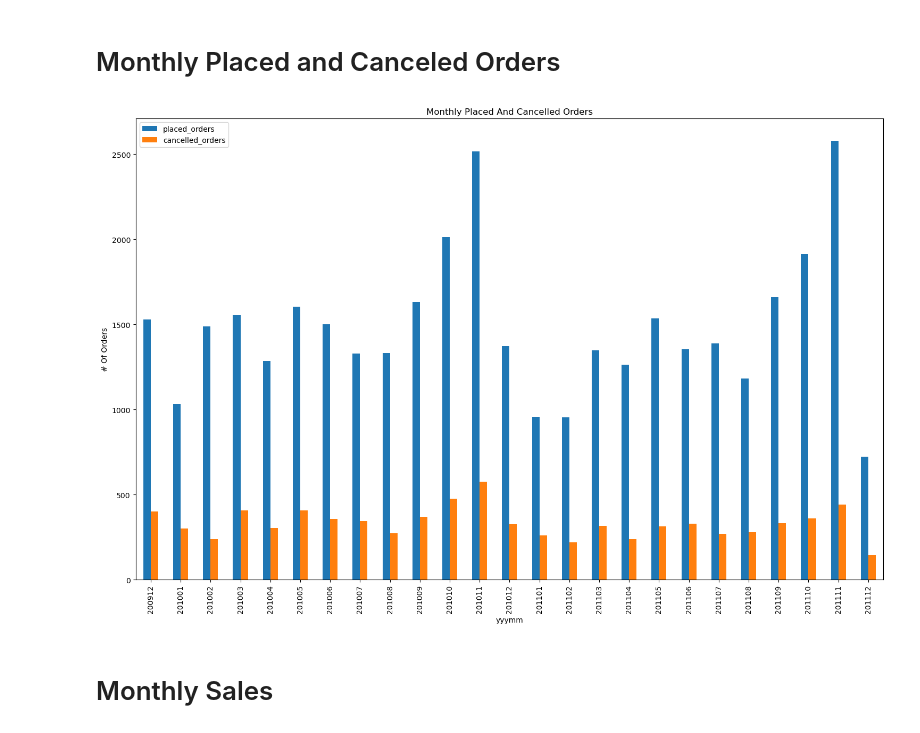
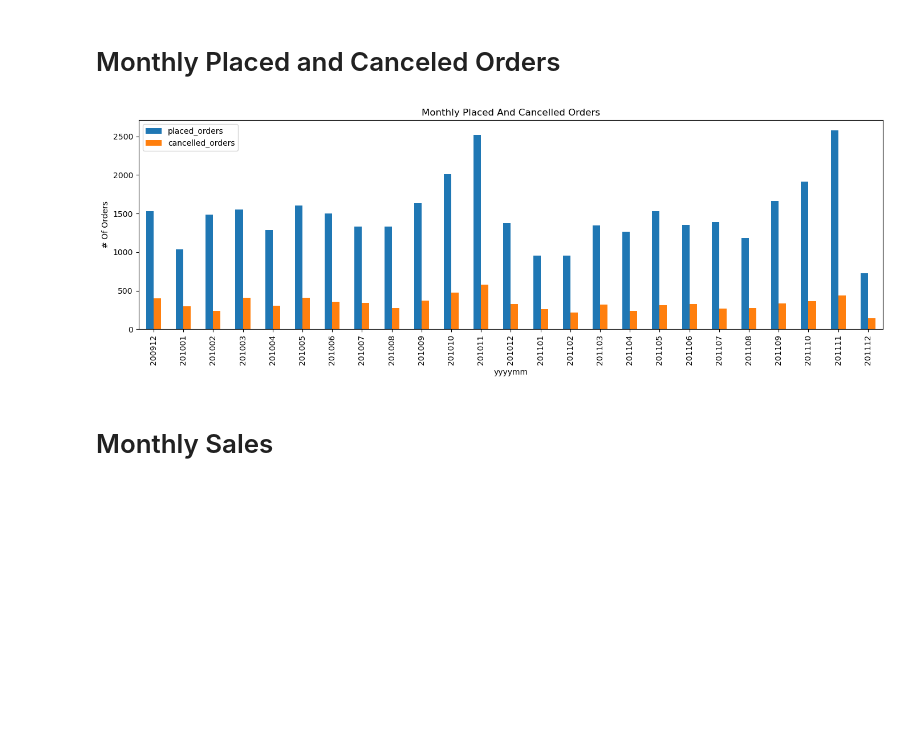
Before and after one commit to jarviscanada/jarvis_data_eng_WilsonVuu, a Jupyter notebook: python_data_analytics/python_data_wrangling/retail_data_analytics_wrangling.ipynb, the cells around one changed output. Cells and saved outputs as stored; diff of their text form; code cells hidden in the pictures; blank space fills up the shorter version.

```diff
--- a/python_data_analytics/python_data_wrangling/retail_data_analytics_wrangling.ipynb
+++ b/python_data_analytics/python_data_wrangling/retail_data_analytics_wrangling.ipynb
@@ -147,29 +147,29 @@ Maximum:  168469.6
 # %%
 retail_df['is_cancelled'] = retail_df['invoice_no'].str.startswith('C')
 retail_df['yyyymm'] = retail_df['invoice_date'].dt.year * 100 + retail_df['invoice_date'].dt.month
 
 # total orders per month
 monthly = retail_df.groupby('yyyymm')['invoice_no'].nunique().reset_index()
 monthly.columns = ['yyyymm', 'total_orders']
 
 # cancelled orders per month
 cancelled = retail_df[retail_df['is_cancelled']].groupby('yyyymm')['invoice_no'].nunique().reset_index()
 cancelled.columns = ['yyyymm', 'cancelled_orders']
 
 # calculate placed orders
 monthly = monthly.merge(cancelled, on='yyyymm', how='left').fillna(0)
 monthly['cancelled_orders'] = monthly['cancelled_orders'].astype(int)
 monthly['placed_orders'] = monthly['total_orders'] - 2 * monthly['cancelled_orders']
 
 
-monthly.plot(x='yyyymm', y=['placed_orders', 'cancelled_orders'], kind='bar', figsize=(15,10))
+monthly.plot(x='yyyymm', y=['placed_orders', 'cancelled_orders'], kind='bar', figsize=(14, 5))
 plt.title('Monthly Placed And Cancelled Orders')
-plt.xlabel('yyymm')
+plt.xlabel('yyyymm')
 plt.ylabel('# Of Orders')
 plt.tight_layout()
 plt.show()
 # %% [output]
-[figure, old version]
+[figure, new version]
 # %% [markdown]
 # Monthly Sales
 # %%
```
Also changed, not shown: parts of 15 cells of this notebook.
